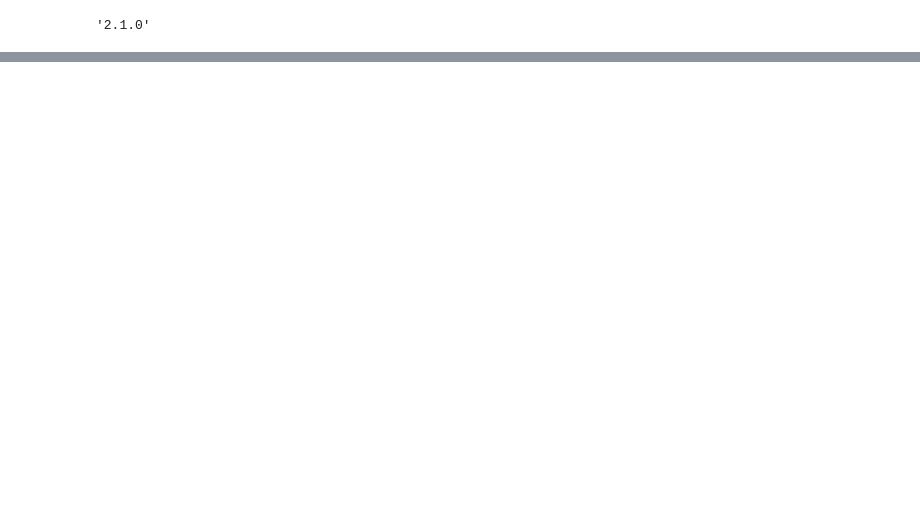
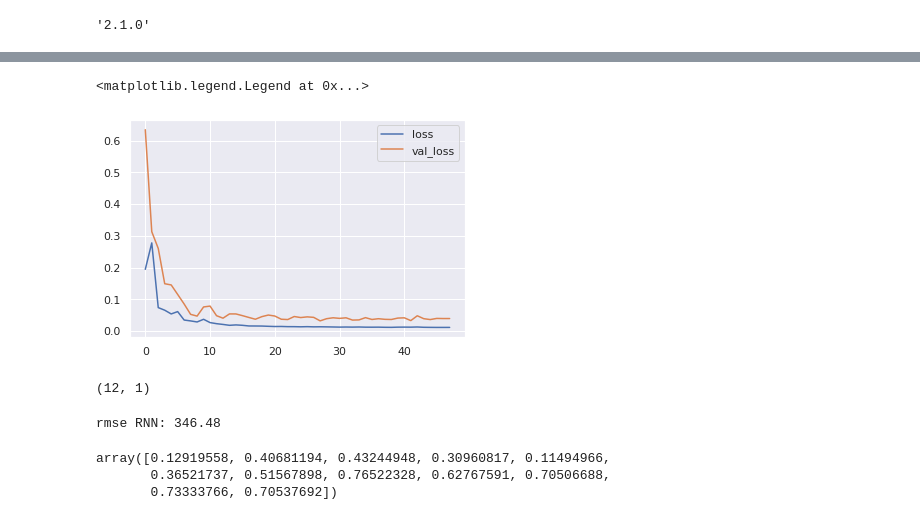
Before and after one commit to health-data-science-OR/forecasting, a Jupyter notebook: RNN/simple_rnn.ipynb, the cells around one changed output, grey strips where cells are left out. Saved outputs shown, nothing was run; the diff lists cells and outputs as text; code cells hidden in the pictures; blank space fills up the shorter version.

Commit message:
added start of simpleRNN lab

```diff
--- a/RNN/simple_rnn.ipynb
+++ b/RNN/simple_rnn.ipynb
@@ -42,2 +121,8 @@ MinMaxScaler(copy=True, feature_range=(-1, 1))
-# %%
-y_train = scaler.transform(admit_rate.to_numpy().reshape(-1, 1))
+# %%
+def get_simple_rnn(window_size, n_units=10, activation='tanh'):
+    model = Sequential()
+    model.add(Input(shape=(window_size, 1)))
+    model.add(SimpleRNN(n_units, activation=activation))
+    model.add(Dense(window_size))
+    model.compile(optimizer=Adam(lr=0.01), loss='mse')
+    return model
@@ -43,0 +139,21 @@ y_train = scaler.transform(admit_rate.to_numpy().reshape(-1, 1))
+# %%
+model = get_simple_rnn(12, n_units=100, activation='tanh')
+#model = get_lstm(WINDOW_SIZE, n_units=150, activation='relu')
+# %%
+N_EPOCHS = 100
+es = EarlyStopping(monitor='val_loss', patience=20,
+                  restore_best_weights=True)
+
+history = model.fit(x=X_train,
+                    y=y_train,
+                    epochs=N_EPOCHS,
+                    validation_data=(X_test, y_test),
+                    verbose=0,
+                    callbacks=[es])
+# %%
+plt.plot(history.history['loss'], label='loss')
+plt.plot(history.history['val_loss'], label='val_loss')
+plt.legend()
+# %% [output]
+<matplotlib.legend.Legend at 0x...>
+[figure, added]
@@ -43,0 +219,4 @@ y_train = scaler.transform(admit_rate.to_numpy().reshape(-1, 1))
+# %%
+y_train[0].shape
+# %% [output]
+(12, 1)
@@ -43,0 +233,12 @@ y_train = scaler.transform(admit_rate.to_numpy().reshape(-1, 1))
+# %%
+rmse_rnn = rmse(scaler.inverse_transform(y_test[0].reshape(-1, 1)), y_preds.T[:H])[0]
+
+print(f'rmse RNN: {rmse_rnn:.2f}')
+# %% [output]
+rmse RNN: 346.48
+# %%
+y_test[12].T[0]
+# %% [output]
+array([0.12919558, 0.40681194, 0.43244948, 0.30960817, 0.11494966,
+       0.36521737, 0.51567898, 0.76522328, 0.62767591, 0.70506688,
+       0.73333766, 0.70537692])
```
Also changed, not shown: parts of 16 cells of this notebook, 2 other files.
